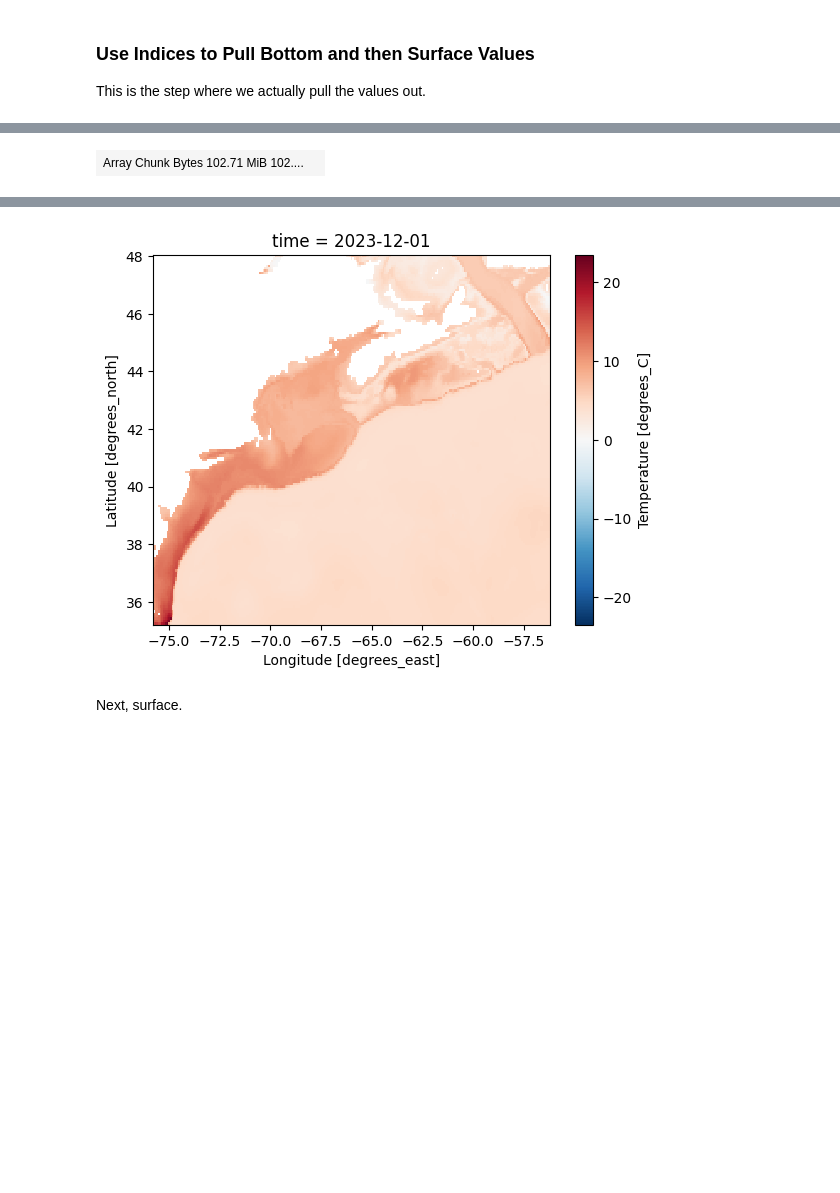
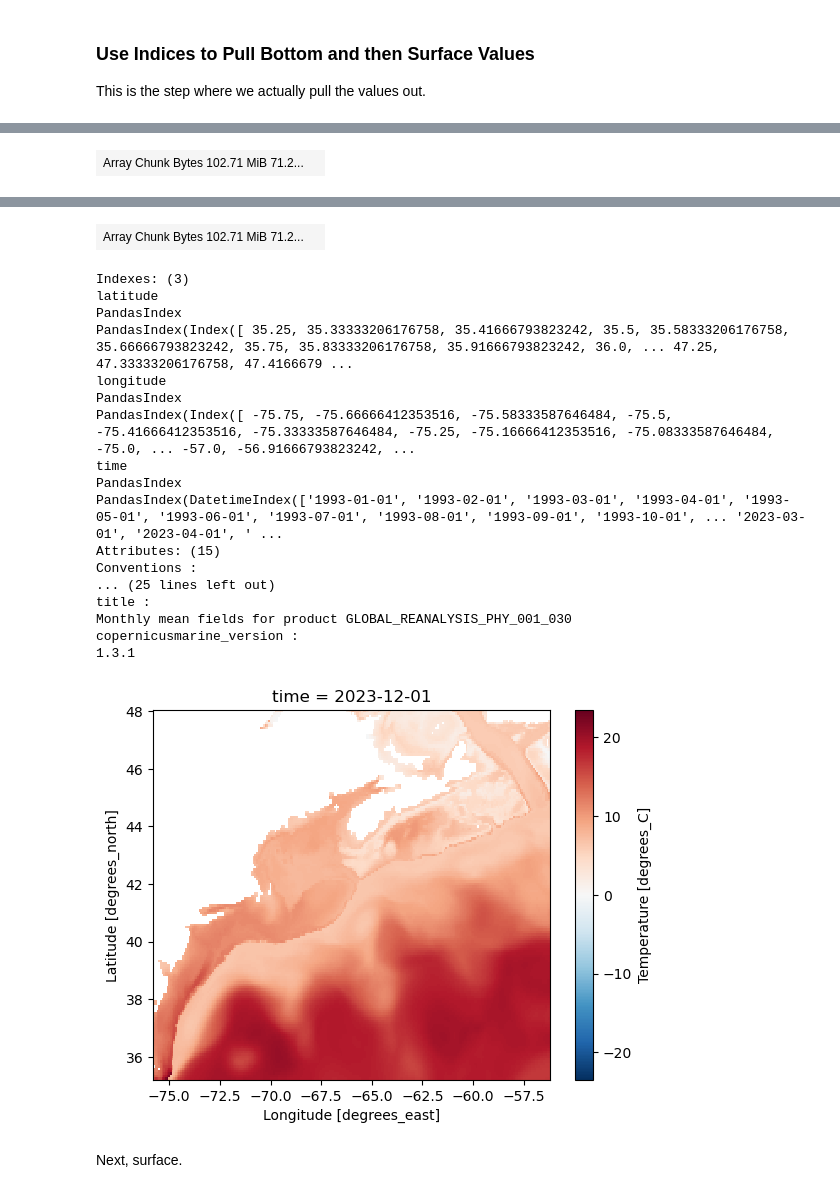
Before and after one commit to bartdifiore/lobSDM, a Jupyter notebook: Code/GLORYs_processing.ipynb, the cells around one changed output, grey strips where cells are left out. Drawn from its saved outputs; the diff is of its cells as text; code cells hidden in the pictures; blank space fills up the shorter version.

```diff
--- a/Code/GLORYs_processing.ipynb
+++ b/Code/GLORYs_processing.ipynb
@@ -88,21 +106,21 @@ def find_deepest_depth_indices(ds, variable_id, y_coord, x_coord, depth_coord, m
 
     # Subset up to an optional max depth
     kwargs = {depth_coord: slice(0, maxDepth)}
-    bottom_400 = ds.sel(**kwargs)
+    false_bottom = ds.sel(**kwargs)
 
     # First get the vertical True/False of valid values
-    idx = bottom_400[variable_id].isel(time=0).isnull()
+    idx = false_bottom[variable_id].isel(time=0).isnull()
     idx_vals = idx.values
 
 
-    if len(bottom_400[variable_id][x_coord].dims) == 2:
+    if len(false_bottom[variable_id][x_coord].dims) == 2:
         multiIndex = True
     else:
         multiIndex = False
 
     if multiIndex == True:
-        dims0 = bottom_400[y_coord].dims[0]
-        dims1 = bottom_400[y_coord].dims[1]
+        dims0 = false_bottom[y_coord].dims[0]
+        dims1 = false_bottom[y_coord].dims[1]
     else:
         dims0 = y_coord
         dims1 = x_coord
@@ -112,8 +130,8 @@ def find_deepest_depth_indices(ds, variable_id, y_coord, x_coord, depth_coord, m
     depth_indices = np.zeros((len(idx[y_coord][dims0]), len(idx[x_coord][dims1]))).astype(int)
 
     # Now find the deepest depth where values are True and store in indices array
-    for i in range(len(bottom_400[dims1].values)):
-        for j in range(len(bottom_400[dims0].values)):
+    for i in range(len(false_bottom[dims1].values)):
+        for j in range(len(false_bottom[dims0].values)):
             located = np.where(idx_vals[:, j, i] == False)
             try:
                 depth_indices[j, i] = int(located[-1][-1])
@@ -129,10 +165,12 @@ def find_deepest_depth_indices(ds, variable_id, y_coord, x_coord, depth_coord, m
 glorys_bottom_idx = find_deepest_depth_indices(
     ds = glorys_single,
     variable_id = 'thetao',
-    x_coord = 'longitude',
-    y_coord = 'latitude',
+    x_coord     = 'longitude',
+    y_coord     = 'latitude',
     depth_coord = 'depth',
-    maxDepth = 2000)
+    #maxDepth    = 2000 # Actual Bottom
+    maxDepth = 400 # Max depth from cmip downloads
+    )
 print(glorys_bottom_idx)
 
 # Modify this slightly to have the index be [0] to eventually grab surface values
@@ -214,0 +203,7 @@ copernicusmarine_version :
+# %%
+# Temperature AND Salinity together from monthly files
+# This is not working for some reason - because dates were overlapping, fixed that with new download
+glorys_all = xr.open_mfdataset(
+    glorys_tempsalfiles,
+    combine = "by_coords")
+glorys_all
@@ -220,15 +270,16 @@ This is the step where we actually pull the values out.
 # Bottom first
 # use kwargs to pull values for those indices
 kwdepth = {'depth': glorys_bottom_idx}
-var_array = glorys_all['thetao']
-
+var_array = glorys_all#['thetao']
 
 # Now index the values out
 dsSel = var_array.isel(**kwdepth)
-ds = dsSel.to_dataset()
+ds = dsSel#.to_dataset()
 ds.thetao.isel(time = -1).plot()
 
 # Refocus/Reshape
-bottom_ds = ds.rename_vars({"thetao" : "bottom_temp"})
+bottom_ds = ds.rename_vars({
+    "thetao" : "bottom_temp",
+    "so" : "bottom_so"})
 bottom_ds
 # %% [output]
@@ -249,4 +300,4 @@ valid_max :
 22600
 valid_min :
 -32767
-| Array Chunk Bytes 102.71 MiB 102.... |  |
+| Array Chunk Bytes 102.71 MiB 71.2... |  |
@@ -264,4 +322,22 @@ Attributes: (0)
+| Array Chunk Bytes 102.71 MiB 71.2... |  |
+Indexes: (3)
+latitude
+PandasIndex
+PandasIndex(Index([ 35.25, 35.33333206176758, 35.41666793823242, 35.5, 35.58333206176758, 35.66666793823242, 35.75, 35.83333206176758, 35.91666793823242, 36.0, ... 47.25, 47.33333206176758, 47.4166679 ...
+longitude
+PandasIndex
+PandasIndex(Index([ -75.75, -75.66666412353516, -75.58333587646484, -75.5, -75.41666412353516, -75.33333587646484, -75.25, -75.16666412353516, -75.08333587646484, -75.0, ... -57.0, -56.91666793823242, ...
+time
+PandasIndex
+PandasIndex(DatetimeIndex(['1993-01-01', '1993-02-01', '1993-03-01', '1993-04-01', '1993-05-01', '1993-06-01', '1993-07-01', '1993-08-01', '1993-09-01', '1993-10-01', ... '2023-03-01', '2023-04-01', ' ...
+Attributes: (15)
+Conventions :
+... (25 lines left out)
+title :
+Monthly mean fields for product GLOBAL_REANALYSIS_PHY_001_030
+copernicusmarine_version :
+1.3.1
-[figure, old version]
+[figure, new version]
 # %% [markdown]
 Next, surface.
 # %%
```
Also changed, not shown: parts of 21 cells of this notebook, 8 other files.
